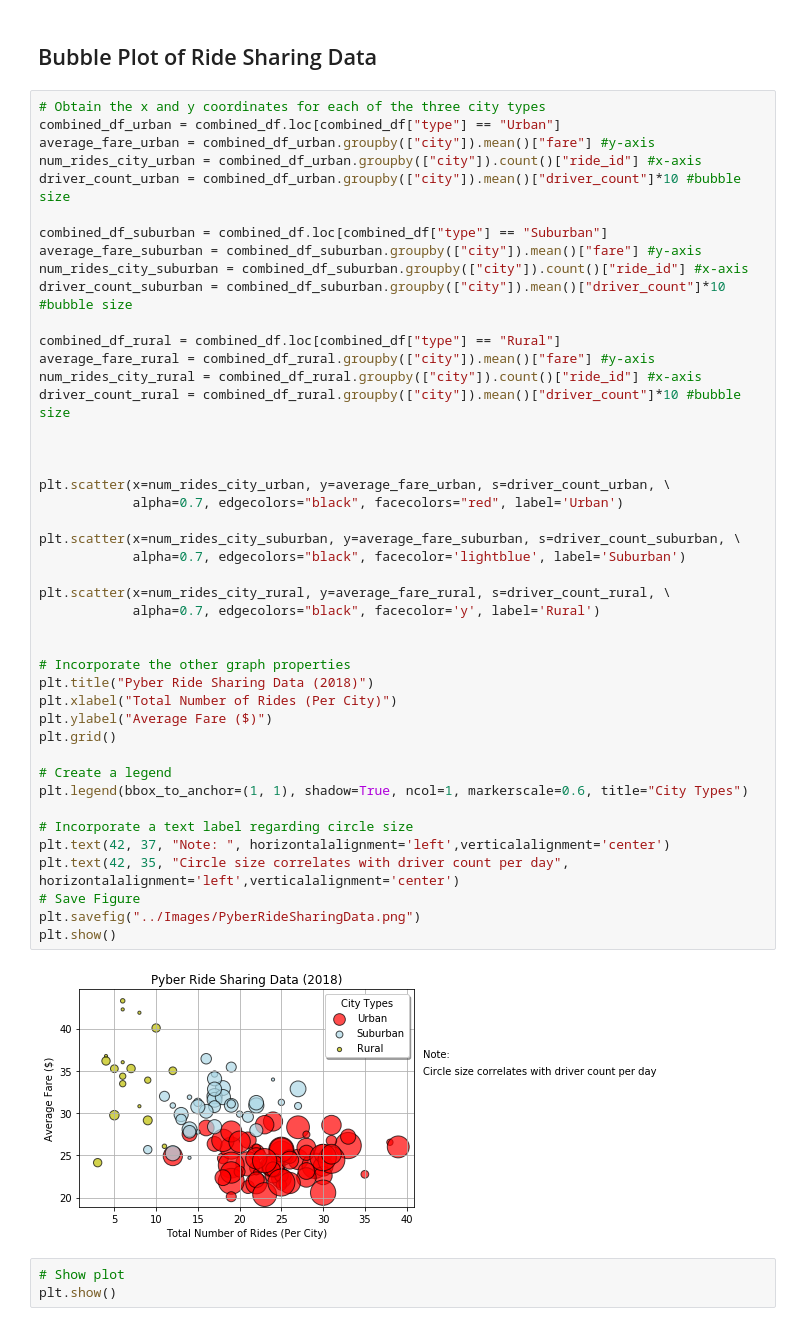
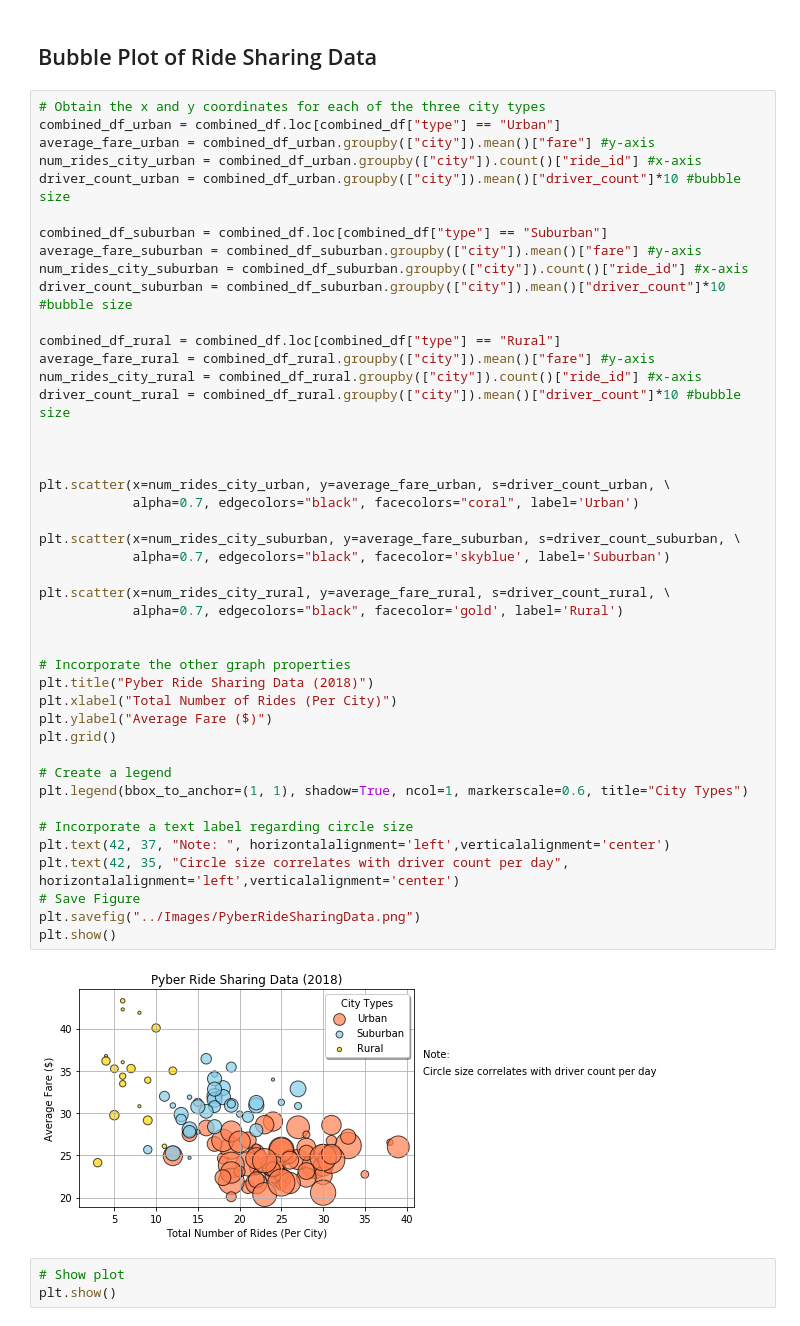
Before and after one commit to ngb1/HW5-Matplotlib, a Jupyter notebook: pyber_progress.ipynb, the cells around one changed output. Drawn from its saved outputs; the diff is of its cells as text.

```diff
--- a/pyber_progress.ipynb
+++ b/pyber_progress.ipynb
@@ -63,37 +63,37 @@ driver_count_suburban = combined_df_suburban.groupby(["city"]).mean()["driver_co
 combined_df_rural = combined_df.loc[combined_df["type"] == "Rural"]
 average_fare_rural = combined_df_rural.groupby(["city"]).mean()["fare"] #y-axis
 num_rides_city_rural = combined_df_rural.groupby(["city"]).count()["ride_id"] #x-axis
 driver_count_rural = combined_df_rural.groupby(["city"]).mean()["driver_count"]*10 #bubble size
 
 
 
 plt.scatter(x=num_rides_city_urban, y=average_fare_urban, s=driver_count_urban, \
-            alpha=0.7, edgecolors="black", facecolors="red", label='Urban')
+            alpha=0.7, edgecolors="black", facecolors="coral", label='Urban')
 
 plt.scatter(x=num_rides_city_suburban, y=average_fare_suburban, s=driver_count_suburban, \
-            alpha=0.7, edgecolors="black", facecolor='lightblue', label='Suburban')
+            alpha=0.7, edgecolors="black", facecolor='skyblue', label='Suburban')
 
 plt.scatter(x=num_rides_city_rural, y=average_fare_rural, s=driver_count_rural, \
-            alpha=0.7, edgecolors="black", facecolor='y', label='Rural')
+            alpha=0.7, edgecolors="black", facecolor='gold', label='Rural')
 
 
 # Incorporate the other graph properties
 plt.title("Pyber Ride Sharing Data (2018)")
 plt.xlabel("Total Number of Rides (Per City)")
 plt.ylabel("Average Fare ($)")
 plt.grid()
 
 # Create a legend
 plt.legend(bbox_to_anchor=(1, 1), shadow=True, ncol=1, markerscale=0.6, title="City Types")
 
 # Incorporate a text label regarding circle size
 plt.text(42, 37, "Note: ", horizontalalignment='left',verticalalignment='center')
 plt.text(42, 35, "Circle size correlates with driver count per day", horizontalalignment='left',verticalalignment='center')
 # Save Figure
 plt.savefig("../Images/PyberRideSharingData.png")
 plt.show()
 # %% [output]
-[figure, old version]
+[figure, new version]
 # %%
 # Show plot
 plt.show()
```
Also changed, not shown: parts of 3 cells of this notebook, 4 other files.
